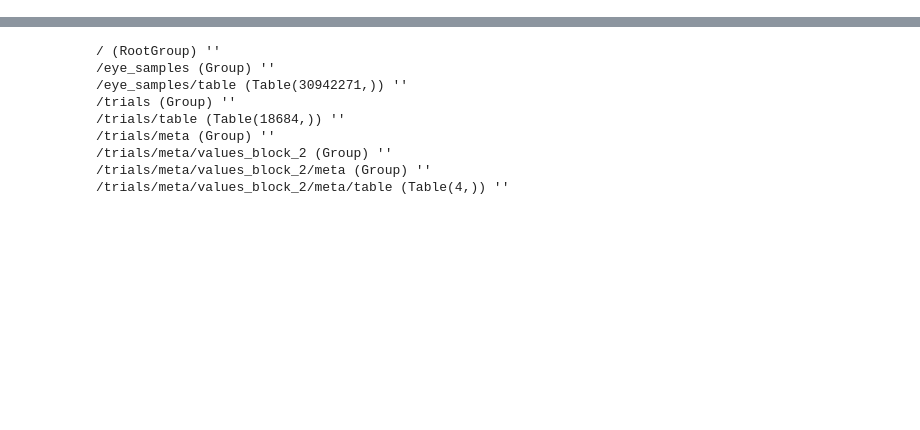
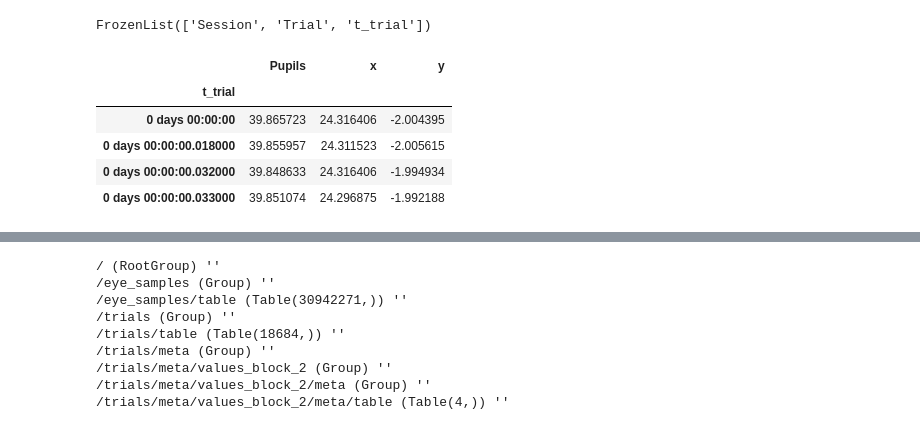
Before and after one commit to schlich/vns, a Jupyter notebook: nbs/vns.ipynb, the cells around one changed output, grey strips where cells are left out. Saved outputs shown, nothing was run; the diff lists cells and outputs as text; code cells hidden in the pictures; blank space fills up the shorter version.

```diff
--- a/nbs/vns.ipynb
+++ b/nbs/vns.ipynb
@@ -2,0 +5,13 @@ import tables as pt
+# %%
+eye_samples.index.names
+# %% [output]
+FrozenList(['Session', 'Trial', 't_trial'])
+# %%
+eye_samples.xs("2019-02-01 15:03:00").xs(0)[:4]
+# %% [output]
+|  | Pupils | x | y |
+| t_trial |  |  |  |
+| 0 days 00:00:00 | 39.865723 | 24.316406 | -2.004395 |
+| 0 days 00:00:00.018000 | 39.855957 | 24.311523 | -2.005615 |
+| 0 days 00:00:00.032000 | 39.848633 | 24.316406 | -1.994934 |
+| 0 days 00:00:00.033000 | 39.851074 | 24.296875 | -1.992188 |
```
Also changed, not shown: parts of 11 cells of this notebook, 8 other files.
